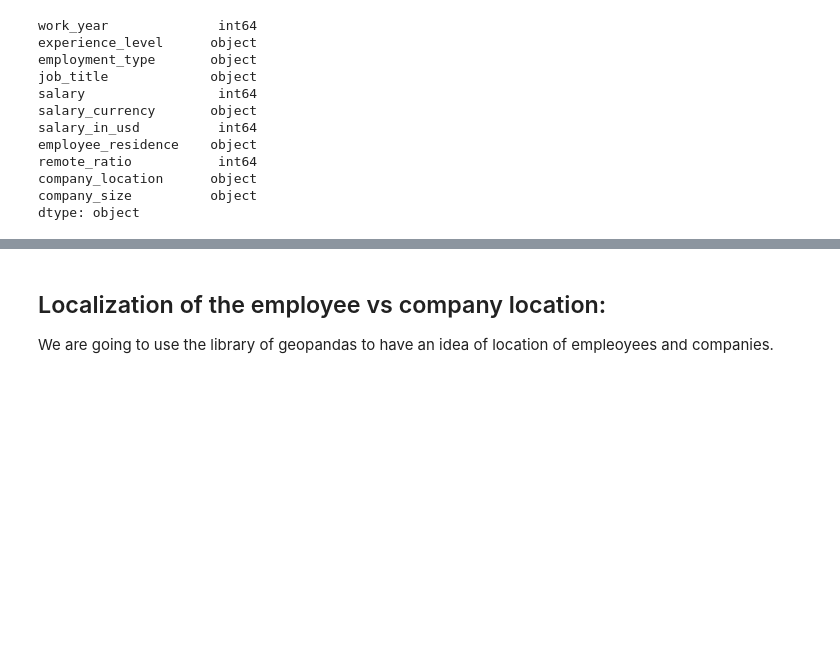
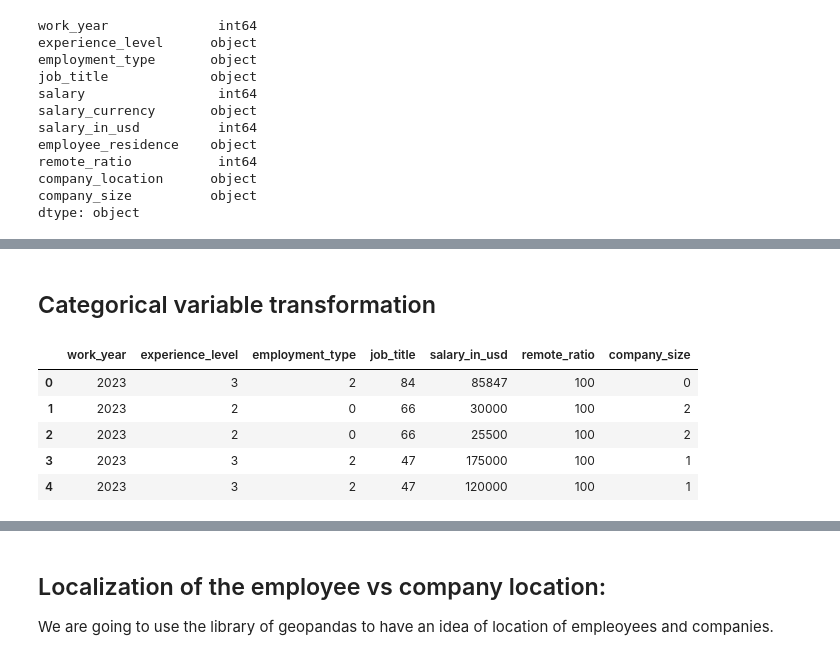
Before and after one commit to santiloc-hub/Data-Science-Salary-Analisis, a Jupyter notebook: Main.ipynb, the cells around one changed output, grey strips where cells are left out. Saved outputs shown, nothing was run; the diff lists cells and outputs as text; code cells hidden in the pictures; blank space fills up the shorter version.

```diff
--- a/Main.ipynb
+++ b/Main.ipynb
@@ -63,0 +179,16 @@ dtype: object
+# %% [markdown]
+## Categorical variable transformation
+# %%
+data_encoded=New_data
+data_encoded['experience_level']=LabelEncoder().fit_transform(data_encoded['experience_level'])
+data_encoded['employment_type']=LabelEncoder().fit_transform(data_encoded['employment_type'])
+data_encoded['job_title']=LabelEncoder().fit_transform(data_encoded['job_title'])
+data_encoded['company_size']=LabelEncoder().fit_transform(data_encoded['company_size'])
+data_encoded.head()
+# %% [output]
+|  | work_year | experience_level | employment_type | job_title | salary_in_usd | remote_ratio | company_size |
+| 0 | 2023 | 3 | 2 | 84 | 85847 | 100 | 0 |
+| 1 | 2023 | 2 | 0 | 66 | 30000 | 100 | 2 |
+| 2 | 2023 | 2 | 0 | 66 | 25500 | 100 | 2 |
+| 3 | 2023 | 3 | 2 | 47 | 175000 | 100 | 1 |
+| 4 | 2023 | 3 | 2 | 47 | 120000 | 100 | 1 |
```
Also changed, not shown: parts of 29 cells of this notebook.
